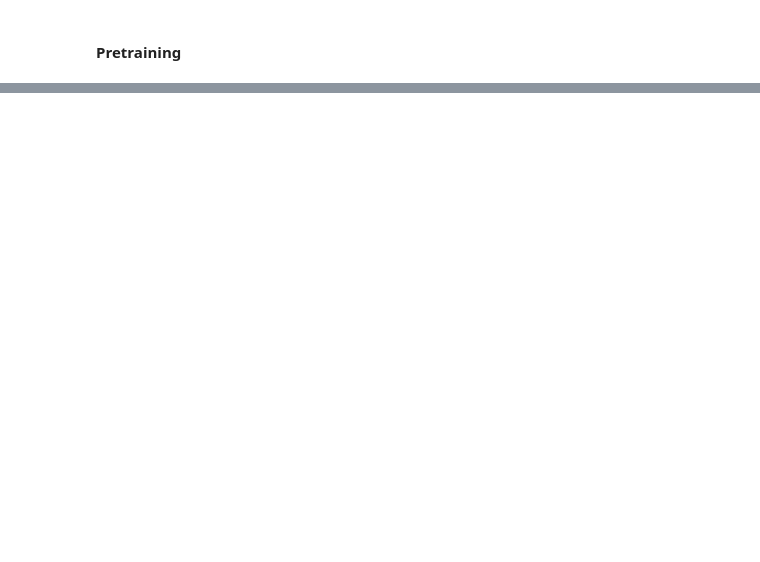
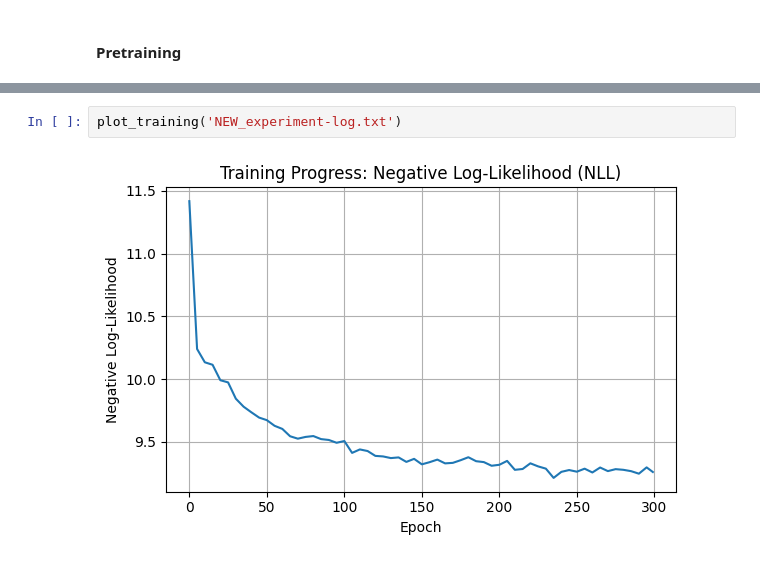
Before and after one commit to FrensiZ/SeqGAN, a Jupyter notebook: SeqGAN_NEW.ipynb, the cells around one changed output, grey strips where cells are left out. Drawn from its saved outputs; the diff is of its cells as text; blank space fills up the shorter version.

```diff
--- a/SeqGAN_NEW.ipynb
+++ b/SeqGAN_NEW.ipynb
@@ -319,0 +391,4 @@ Epoch 10, NLL: 10.2727
+# %%
+plot_training('NEW_experiment-log.txt')
+# %% [output]
+[figure, added]
```
Also changed, not shown: parts of 10 cells of this notebook, 2 other files.
